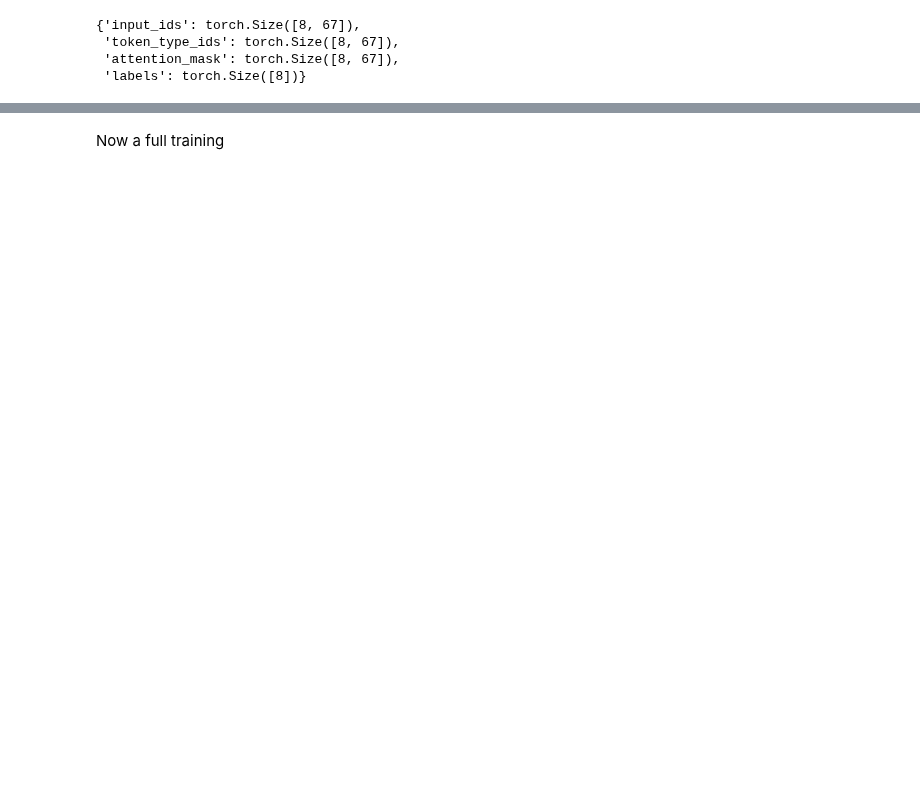
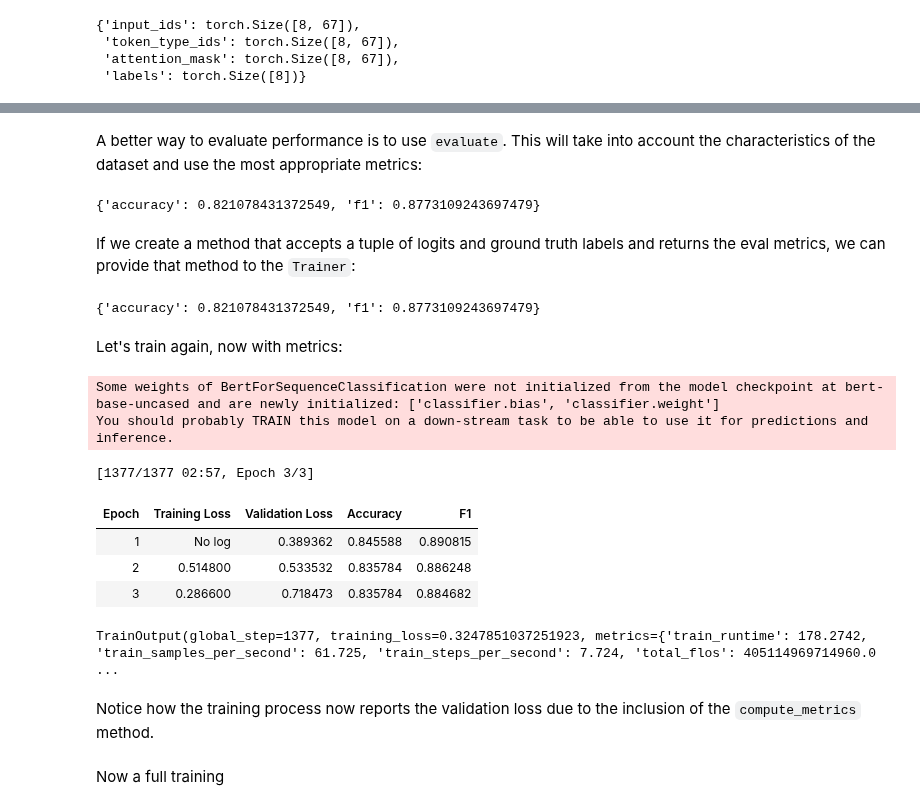
Before and after one commit to tsilva/sandbox-transformers, a Jupyter notebook: HF_NLP_Course.ipynb, the cells around one changed output, grey strips where cells are left out. Drawn from its saved outputs; the diff is of its cells as text; code cells hidden in the pictures; blank space fills up the shorter version.

```diff
--- a/HF_NLP_Course.ipynb
+++ b/HF_NLP_Course.ipynb
@@ -979,24 +1223,45 @@ preds
+# %% [markdown]
+A better way to evaluate performance is to use `evaluate`. This will take into account the characteristics of the dataset and use the most appropriate metrics:
 # %%
 import evaluate
 
 metric = evaluate.load("glue", "mrpc")
-metric.compute(predictions=preds, references=predictions.label_ids)
+metric.compute(predictions=predicted_labels, references=predictions.label_ids)
+# %% [output]
+{'accuracy': 0.821078431372549, 'f1': 0.8773109243697479}
+# %% [markdown]
+If we create a method that accepts a tuple of logits and ground truth labels and returns the eval metrics, we can provide that method to the `Trainer`:
 # %%
 def compute_metrics(eval_preds):
     metric = evaluate.load("glue", "mrpc")
     logits, labels = eval_preds
     predictions = np.argmax(logits, axis=-1)
     return metric.compute(predictions=predictions, references=labels)
+compute_metrics((predictions.predictions, predictions.label_ids))
+# %% [output]
+{'accuracy': 0.821078431372549, 'f1': 0.8773109243697479}
+# %% [markdown]
+Let's train again, now with metrics:
 # %%
 training_args = TrainingArguments("test-trainer", evaluation_strategy="epoch")
 model = AutoModelForSequenceClassification.from_pretrained(checkpoint, num_labels=2)
 
 trainer = Trainer(
     model,
     training_args,
     train_dataset=tokenized_datasets["train"],
     eval_dataset=tokenized_datasets["validation"],
     data_collator=data_collator,
     tokenizer=tokenizer,
-    compute_metrics=compute_metrics,
+    compute_metrics=compute_metrics
 )
+trainer.train()
+# %% [output]
+Some weights of BertForSequenceClassification were not initialized from the model checkpoint at bert-base-uncased and are newly initialized: ['classifier.bias', 'classifier.weight']
+You should probably TRAIN this model on a down-stream task to be able to use it for predictions and inference.
+[1377/1377 02:57, Epoch 3/3]
+| Epoch | Training Loss | Validation Loss | Accuracy | F1 |
+| 1 | No log | 0.389362 | 0.845588 | 0.890815 |
+| 2 | 0.514800 | 0.533532 | 0.835784 | 0.886248 |
+| 3 | 0.286600 | 0.718473 | 0.835784 | 0.884682 |
+TrainOutput(global_step=1377, training_loss=0.3247851037251923, metrics={'train_runtime': 178.2742, 'train_samples_per_second': 61.725, 'train_steps_per_second': 7.724, 'total_flos': 405114969714960.0 ...
@@ -1006,3 +1268,5 @@ trainer.train()
+# %% [markdown]
+Notice how the training process now reports the validation loss due to the inclusion of the `compute_metrics` method.
 # %% [markdown]
 Now a full training
 # %%
```
Also changed, not shown: parts of 66 cells of this notebook.
